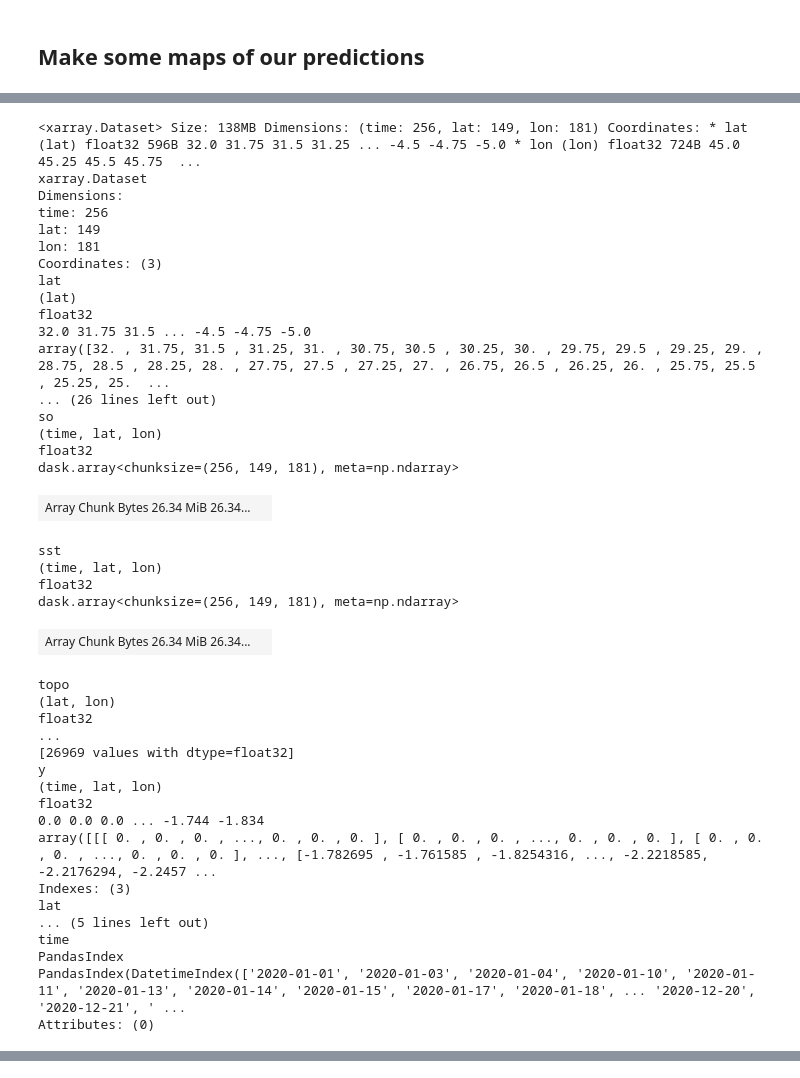
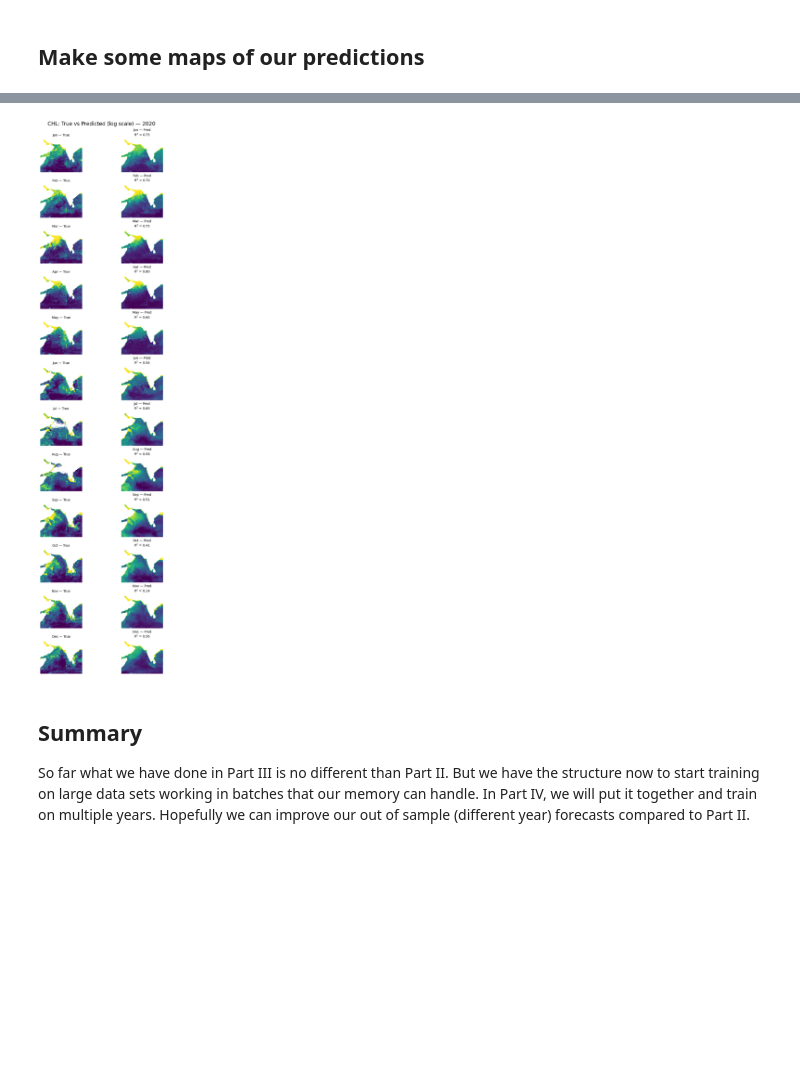
Before and after one commit to ocean-satellite-tools/mind-the-chl-gap, a Jupyter notebook: book/notebooks/CHL_prediction_CNN_Part_3.ipynb, the cells around one changed output, grey strips where cells are left out. Saved outputs shown, nothing was run; the diff lists cells and outputs as text; code cells hidden in the pictures; blank space fills up the shorter version.

Commit message:
part_3 works

```diff
--- a/book/notebooks/CHL_prediction_CNN_Part_3.ipynb
+++ b/book/notebooks/CHL_prediction_CNN_Part_3.ipynb
@@ -674,43 +686,3 @@ Attributes: (0)
-# %%
-train_ds
-# %% [output]
-<xarray.Dataset> Size: 138MB Dimensions: (time: 256, lat: 149, lon: 181) Coordinates: * lat (lat) float32 596B 32.0 31.75 31.5 31.25 ... -4.5 -4.75 -5.0 * lon (lon) float32 724B 45.0 45.25 45.5 45.75  ...
-xarray.Dataset
-Dimensions:
-time: 256
-lat: 149
-lon: 181
-Coordinates: (3)
-lat
-(lat)
-float32
-32.0 31.75 31.5 ... -4.5 -4.75 -5.0
-array([32. , 31.75, 31.5 , 31.25, 31. , 30.75, 30.5 , 30.25, 30. , 29.75, 29.5 , 29.25, 29. , 28.75, 28.5 , 28.25, 28. , 27.75, 27.5 , 27.25, 27. , 26.75, 26.5 , 26.25, 26. , 25.75, 25.5 , 25.25, 25.  ...
-... (26 lines left out)
-so
-(time, lat, lon)
-float32
-dask.array<chunksize=(256, 149, 181), meta=np.ndarray>
-| Array Chunk Bytes 26.34 MiB 26.34... |  |
-sst
-(time, lat, lon)
-float32
-dask.array<chunksize=(256, 149, 181), meta=np.ndarray>
-| Array Chunk Bytes 26.34 MiB 26.34... |  |
-topo
-(lat, lon)
-float32
-...
-[26969 values with dtype=float32]
-y
-(time, lat, lon)
-float32
-0.0 0.0 0.0 ... -1.744 -1.834
-array([[[ 0. , 0. , 0. , ..., 0. , 0. , 0. ], [ 0. , 0. , 0. , ..., 0. , 0. , 0. ], [ 0. , 0. , 0. , ..., 0. , 0. , 0. ], ..., [-1.782695 , -1.761585 , -1.8254316, ..., -2.2218585, -2.2176294, -2.2457 ...
-Indexes: (3)
-lat
-... (5 lines left out)
-time
-PandasIndex
-PandasIndex(DatetimeIndex(['2020-01-01', '2020-01-03', '2020-01-04', '2020-01-10', '2020-01-11', '2020-01-13', '2020-01-14', '2020-01-15', '2020-01-17', '2020-01-18', ... '2020-12-20', '2020-12-21', ' ...
-Attributes: (0)
+# %%
+plot_true_vs_predicted(dataset, "2020", model, X_mean, X_std, num_var, cat_var)
+# %% [output]
@@ -716,0 +701,5 @@ Attributes: (0)
+[figure, added]
+# %% [markdown]
+## Summary
+
+So far what we have done in Part III is no different than Part II. But we have the structure now to start training on large data sets working in batches that our memory can handle. In Part IV, we will put it together and train on multiple years. Hopefully we can improve our out of sample (different year) forecasts compared to Part II.
```
Also changed, not shown: parts of 33 cells of this notebook.
